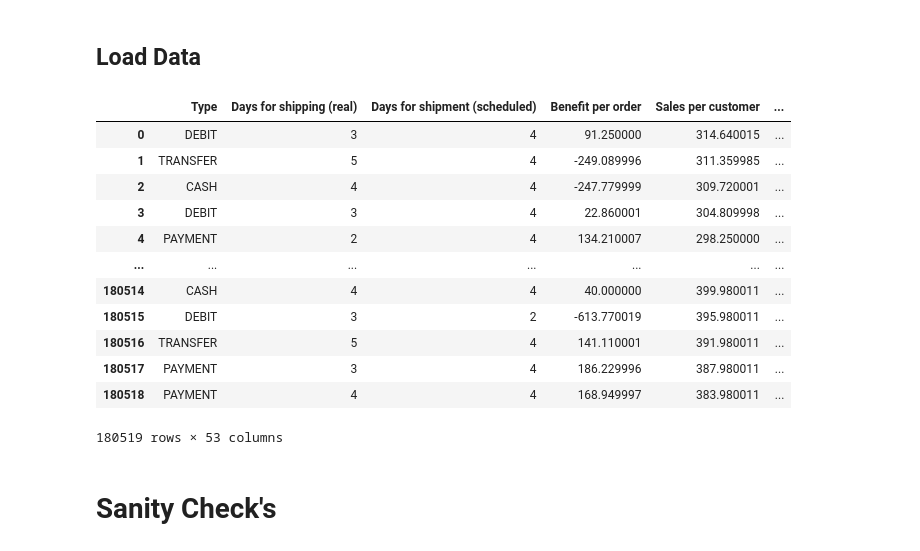
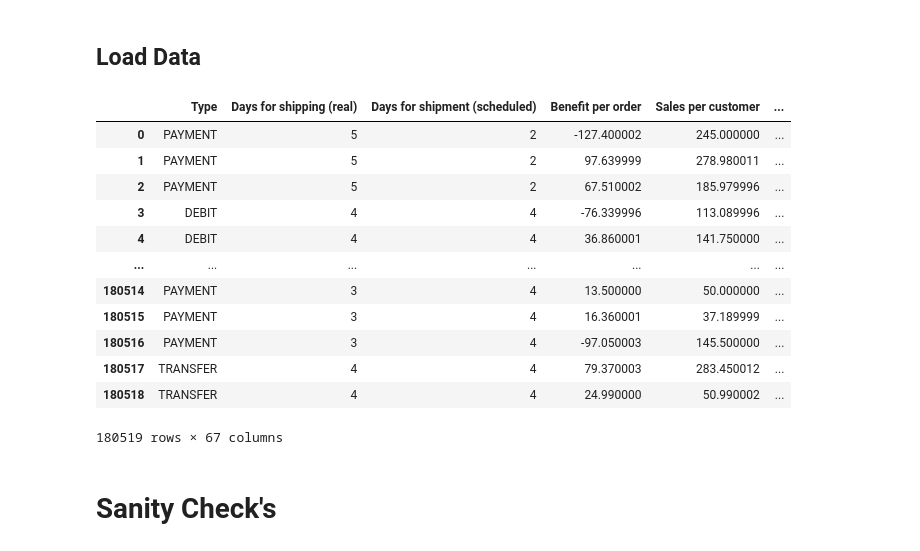
Before and after one commit to ahmdtrdi/LogisticAIOptimization, a Jupyter notebook: notebooks/EDA.ipynb, the cells around one changed output. Drawn from its saved outputs; the diff is of its cells as text; code cells hidden in the pictures.

Commit message:
data(fix): track enriched master dataset using DVC, fixing missing values

```diff
--- a/notebooks/EDA.ipynb
+++ b/notebooks/EDA.ipynb
@@ -220,12 +497,3 @@ def etl_pipeline():
     return df_final
 # %% [markdown]
 ### ETL Call
-# %%
-if __name__ == "__main__":
-    df_master = etl_pipeline()
-
-    # Preview Data
-    if df_master is not None:
-        pd.set_option('display.max_columns', None)
-        print("\nHead of Enriched Data:")
-        display(df_master.head(3))
@@ -232,21 +552,21 @@ if __name__ == "__main__":
 # %% [markdown]
 ## Load Data
 # %%
-data_raw = pd.read_csv("../data/raw/DataCoSupplyChainDataset.csv", encoding='latin-1')
+data_raw = pd.read_csv("../data/preprocessing/DataCo_Enriched_Master.csv")
 data_raw
 # %% [output]
 |  | Type | Days for shipping (real) | Days for shipment (scheduled) | Benefit per order | Sales per customer | ... |
-| 0 | DEBIT | 3 | 4 | 91.250000 | 314.640015 | ... |
-| 1 | TRANSFER | 5 | 4 | -249.089996 | 311.359985 | ... |
-| 2 | CASH | 4 | 4 | -247.779999 | 309.720001 | ... |
-| 3 | DEBIT | 3 | 4 | 22.860001 | 304.809998 | ... |
-| 4 | PAYMENT | 2 | 4 | 134.210007 | 298.250000 | ... |
+| 0 | PAYMENT | 5 | 2 | -127.400002 | 245.000000 | ... |
+| 1 | PAYMENT | 5 | 2 | 97.639999 | 278.980011 | ... |
+| 2 | PAYMENT | 5 | 2 | 67.510002 | 185.979996 | ... |
+| 3 | DEBIT | 4 | 4 | -76.339996 | 113.089996 | ... |
+| 4 | DEBIT | 4 | 4 | 36.860001 | 141.750000 | ... |
 | ... | ... | ... | ... | ... | ... | ... |
-| 180514 | CASH | 4 | 4 | 40.000000 | 399.980011 | ... |
-| 180515 | DEBIT | 3 | 2 | -613.770019 | 395.980011 | ... |
-| 180516 | TRANSFER | 5 | 4 | 141.110001 | 391.980011 | ... |
-| 180517 | PAYMENT | 3 | 4 | 186.229996 | 387.980011 | ... |
-| 180518 | PAYMENT | 4 | 4 | 168.949997 | 383.980011 | ... |
+| 180514 | PAYMENT | 3 | 4 | 13.500000 | 50.000000 | ... |
+| 180515 | PAYMENT | 3 | 4 | 16.360001 | 37.189999 | ... |
+| 180516 | PAYMENT | 3 | 4 | -97.050003 | 145.500000 | ... |
+| 180517 | TRANSFER | 4 | 4 | 79.370003 | 283.450012 | ... |
+| 180518 | TRANSFER | 4 | 4 | 24.990000 | 50.990002 | ... |
-180519 rows × 53 columns
+180519 rows × 67 columns
 # %% [markdown]
 # Sanity Check's
```
Also changed, not shown: parts of 13 cells of this notebook, 8 other files.
